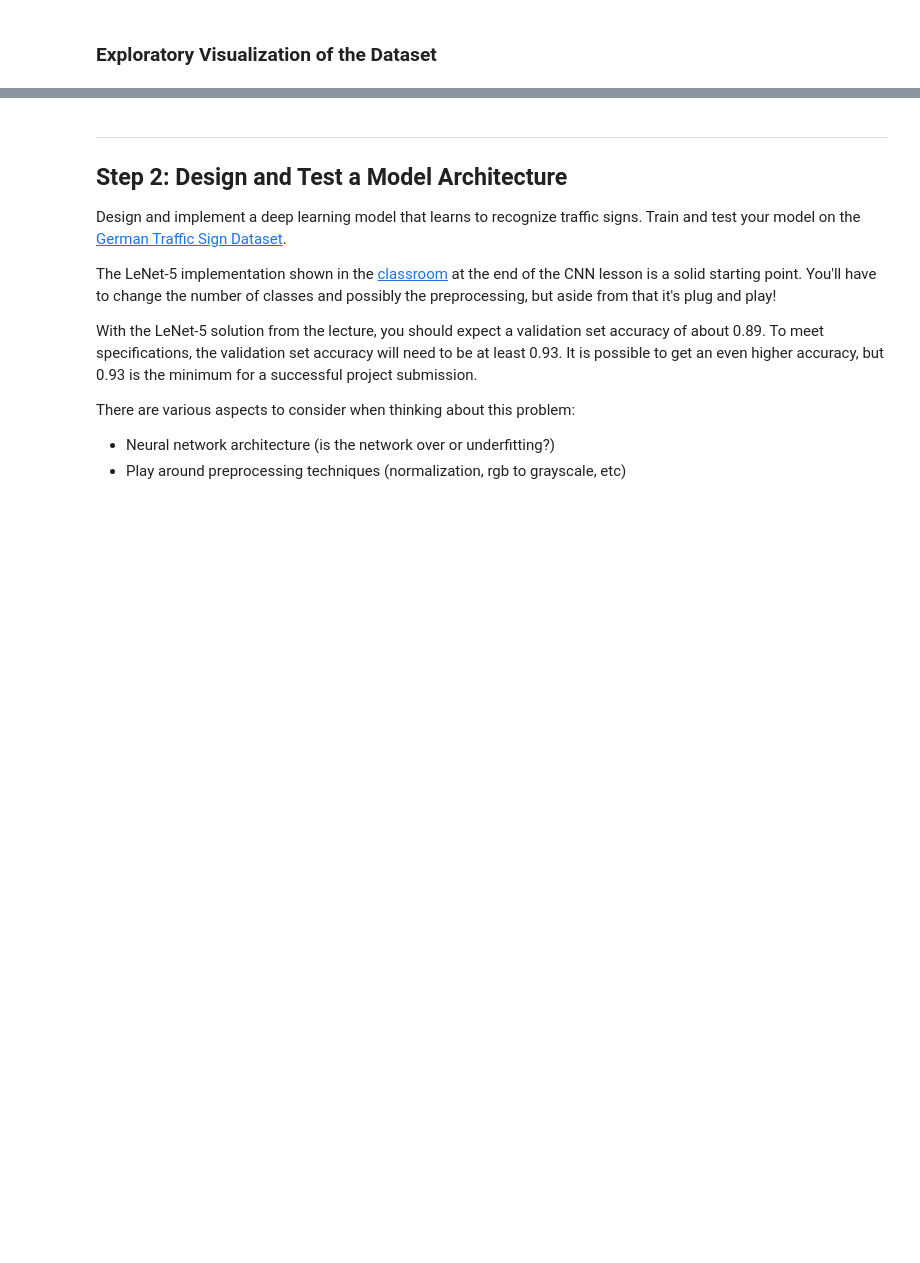
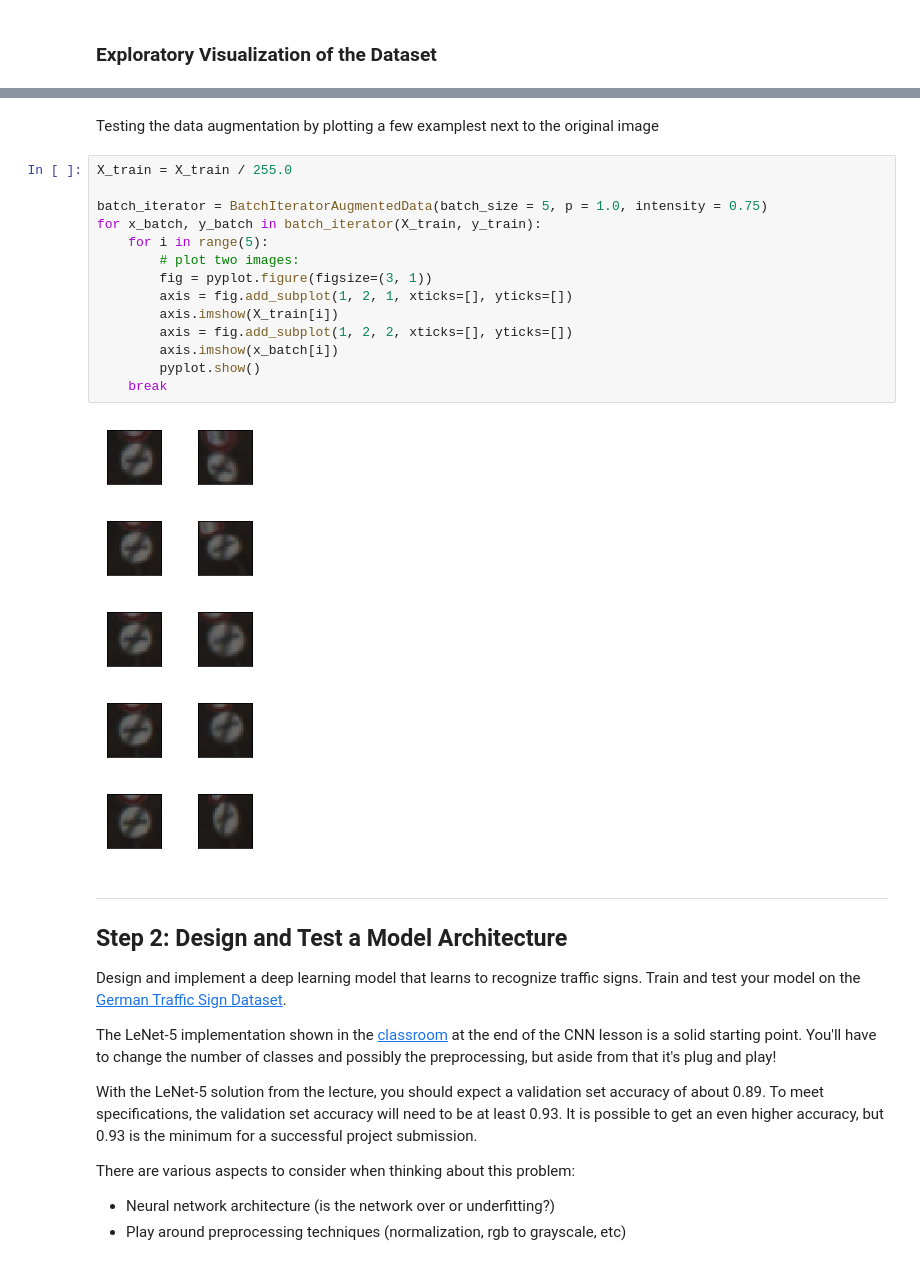
Before and after one commit to ricardosllm/CarND-Traffic-Sign-Classifier, a Jupyter notebook: Traffic_Sign_Classifier.ipynb, the cells around one changed output, grey strips where cells are left out. Cells and saved outputs as stored; diff of their text form; blank space fills up the shorter version.

Commit message:
Added data augmentation step

```diff
--- a/Traffic_Sign_Classifier.ipynb
+++ b/Traffic_Sign_Classifier.ipynb
@@ -127,3 +251,25 @@ Class 5: Speed limit (80km/h)                                1650 samples
+# %% [markdown]
+Testing the data augmentation by plotting a few examplest next to the original image
+# %%
+X_train = X_train / 255.0
+
+batch_iterator = BatchIteratorAugmentedData(batch_size = 5, p = 1.0, intensity = 0.75)
+for x_batch, y_batch in batch_iterator(X_train, y_train):
+    for i in range(5):
+        # plot two images:
+        fig = pyplot.figure(figsize=(3, 1))
+        axis = fig.add_subplot(1, 2, 1, xticks=[], yticks=[])
+        axis.imshow(X_train[i])
+        axis = fig.add_subplot(1, 2, 2, xticks=[], yticks=[])
+        axis.imshow(x_batch[i])
+        pyplot.show()
+    break
+# %% [output]
+[figure, added]
+[figure, added]
+[figure, added]
+[figure, added]
+[figure, added]
 # %% [markdown]
 ----
 
```
Also changed, not shown: parts of 5 cells of this notebook.
